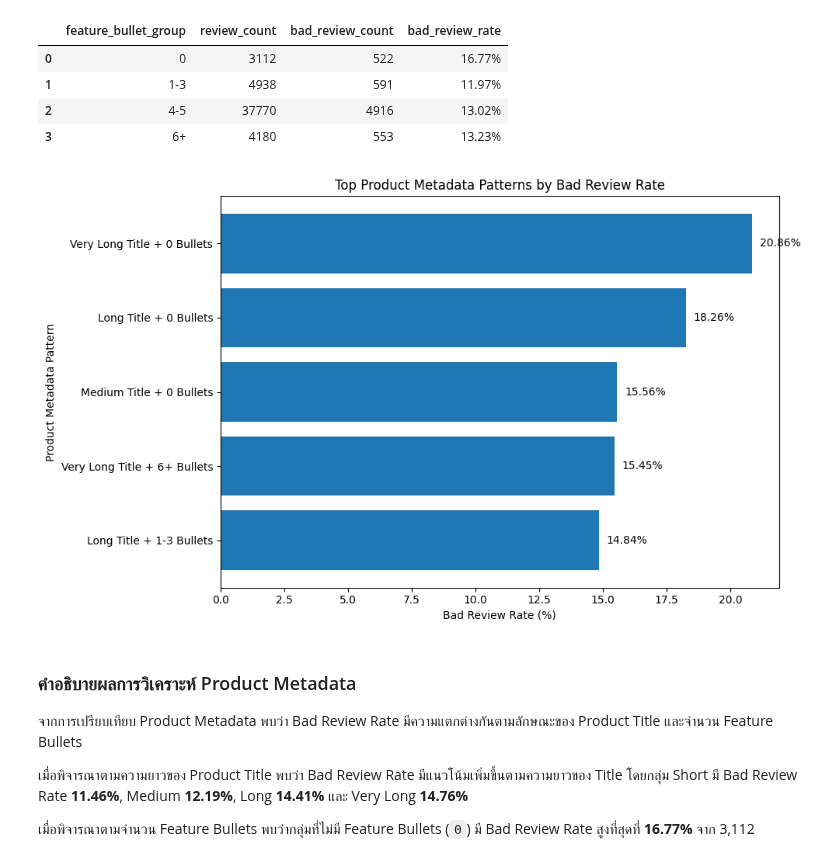
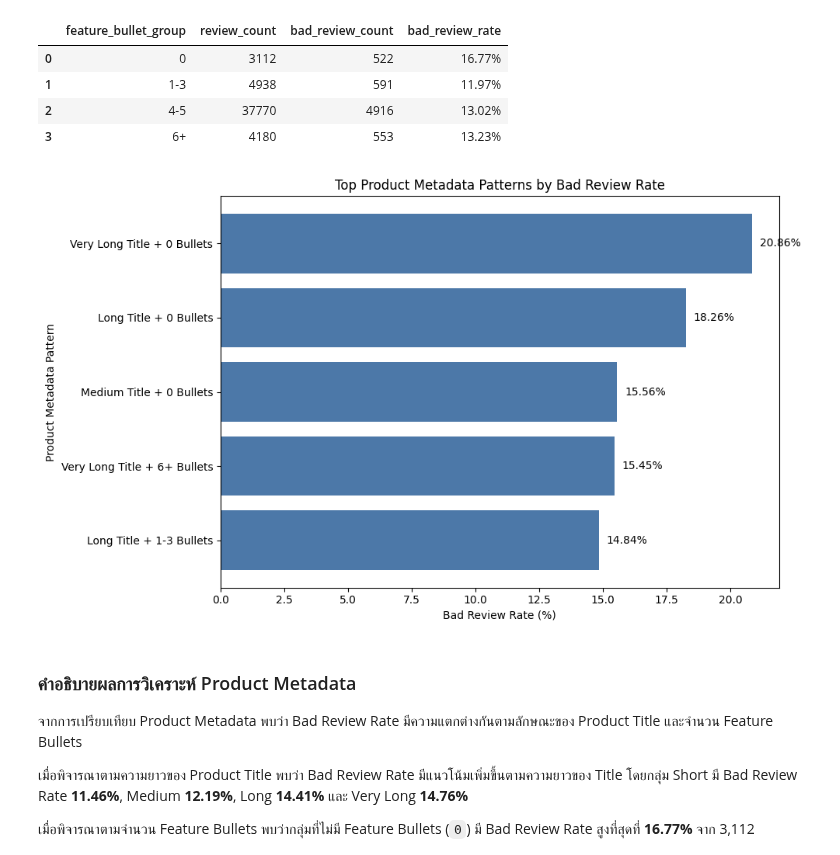
Before and after one commit to suphitchakh-web/Project_1, a Jupyter notebook: Team06_Part2 & Part3.ipynb, the cells around one changed output. Saved outputs shown, nothing was run; the diff lists cells and outputs as text; code cells hidden in the pictures.

```diff
--- a/Team06_Part2 & Part3.ipynb
+++ b/Team06_Part2 & Part3.ipynb
@@ -1765,6 +1765,33 @@ display(
 # 2.5.2 Presentation Graph
 # Top Product Metadata Patterns
 # ============================================
+
+# สร้าง metadata_analysis ก่อนเพื่อป้องกัน Error
+metadata_analysis = (
+    analysis_df
+    .groupby(
+        ["title_length_group", "feature_bullet_group"],
+        observed=False
+    )
+    .agg(
+        review_count=("rating", "count"),
+        product_count=("parent_asin", "nunique"),
+        bad_review_count=("bad_review", "sum")
+    )
+    .reset_index()
+)
+
+metadata_analysis["bad_review_rate"] = (
+    metadata_analysis["bad_review_count"]
+    / metadata_analysis["review_count"]
+    * 100
+)
+
+# เรียงจาก Bad Review Rate สูงไปต่ำ
+metadata_analysis = metadata_analysis.sort_values(
+    by=["bad_review_rate", "review_count"],
+    ascending=[False, False]
+)
 
 # เลือก Top 5 Metadata Patterns
 top_metadata = (
@@ -1782,35 +1809,36 @@ top_metadata["metadata_pattern"] = (
     + " Title + "
     + top_metadata["feature_bullet_group"].astype(str)
     + " Bullets"
 )
 
 plt.figure(figsize=(10, 6))
 
 plt.barh(
     top_metadata["metadata_pattern"],
-    top_metadata["bad_review_rate"]
+    top_metadata["bad_review_rate"],
+    color="#4C78A8"
 )
 
 plt.xlabel("Bad Review Rate (%)")
 plt.ylabel("Product Metadata Pattern")
 plt.title(
     "Top Product Metadata Patterns by Bad Review Rate"
 )
 
 for i, value in enumerate(
     top_metadata["bad_review_rate"]
 ):
     plt.text(
         value + 0.3,
         i,
         f"{value:.2f}%",
         va="center"
     )
 
 plt.tight_layout()
 plt.show()
 # %% [output]
-[figure, old version]
+[figure, new version]
 # %% [markdown]
 ### คำอธิบายผลการวิเคราะห์ Product Metadata
 
```
Also changed, not shown: parts of 190 cells of this notebook.
